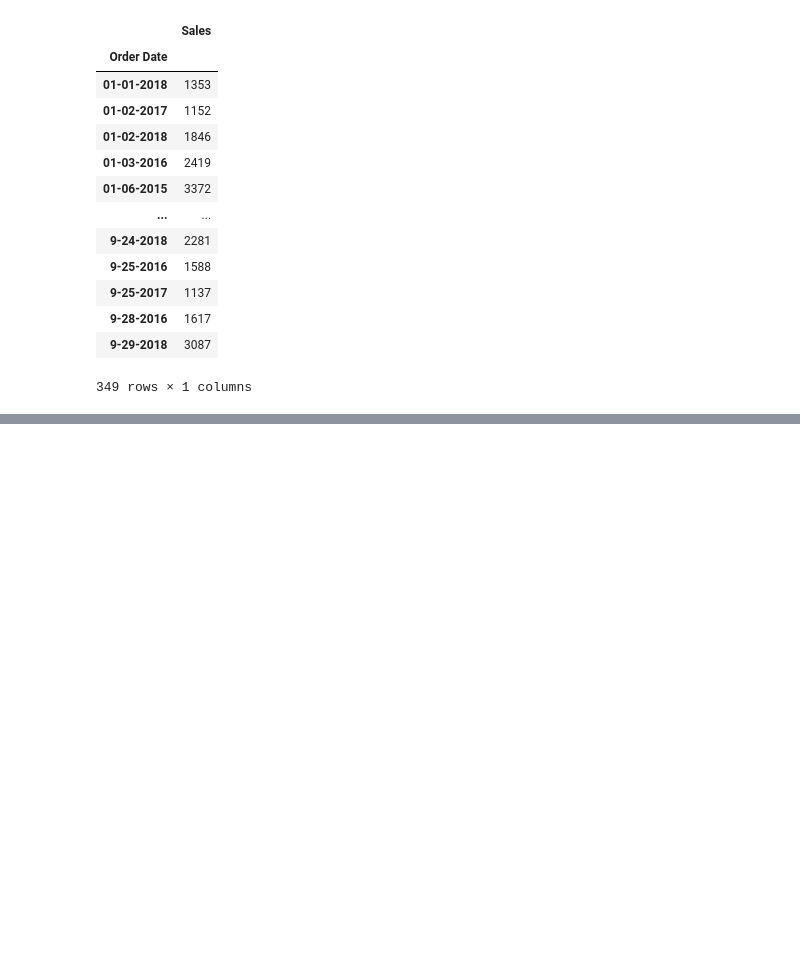
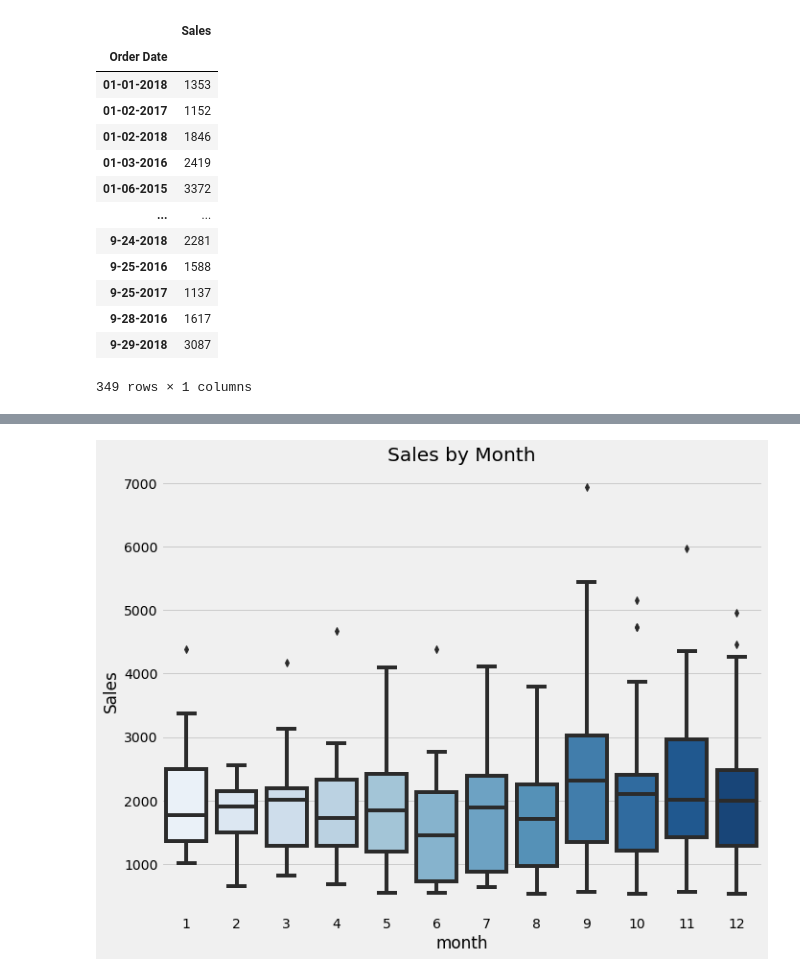
Before and after one commit to ruwzeta/1007FinalProject, a Jupyter notebook: Data Cleaning.ipynb, the cells around one changed output, grey strips where cells are left out. Cells and saved outputs as stored; diff of their text form; code cells hidden in the pictures; blank space fills up the shorter version.

```diff
--- a/Data Cleaning.ipynb
+++ b/Data Cleaning.ipynb
@@ -179,0 +168,7 @@ AttributeError: 'pandas._libs.properties.CachedProperty' object has no attribute
+# %%
+fig, ax = plt.subplots(figsize=(10, 8))
+sns.boxplot(data=df2_grouped, x='month', y='Sales', palette='Blues')
+ax.set_title('Sales by Month')
+plt.show()
+# %% [output]
+[figure, added]
```
Also changed, not shown: parts of 24 cells of this notebook.
